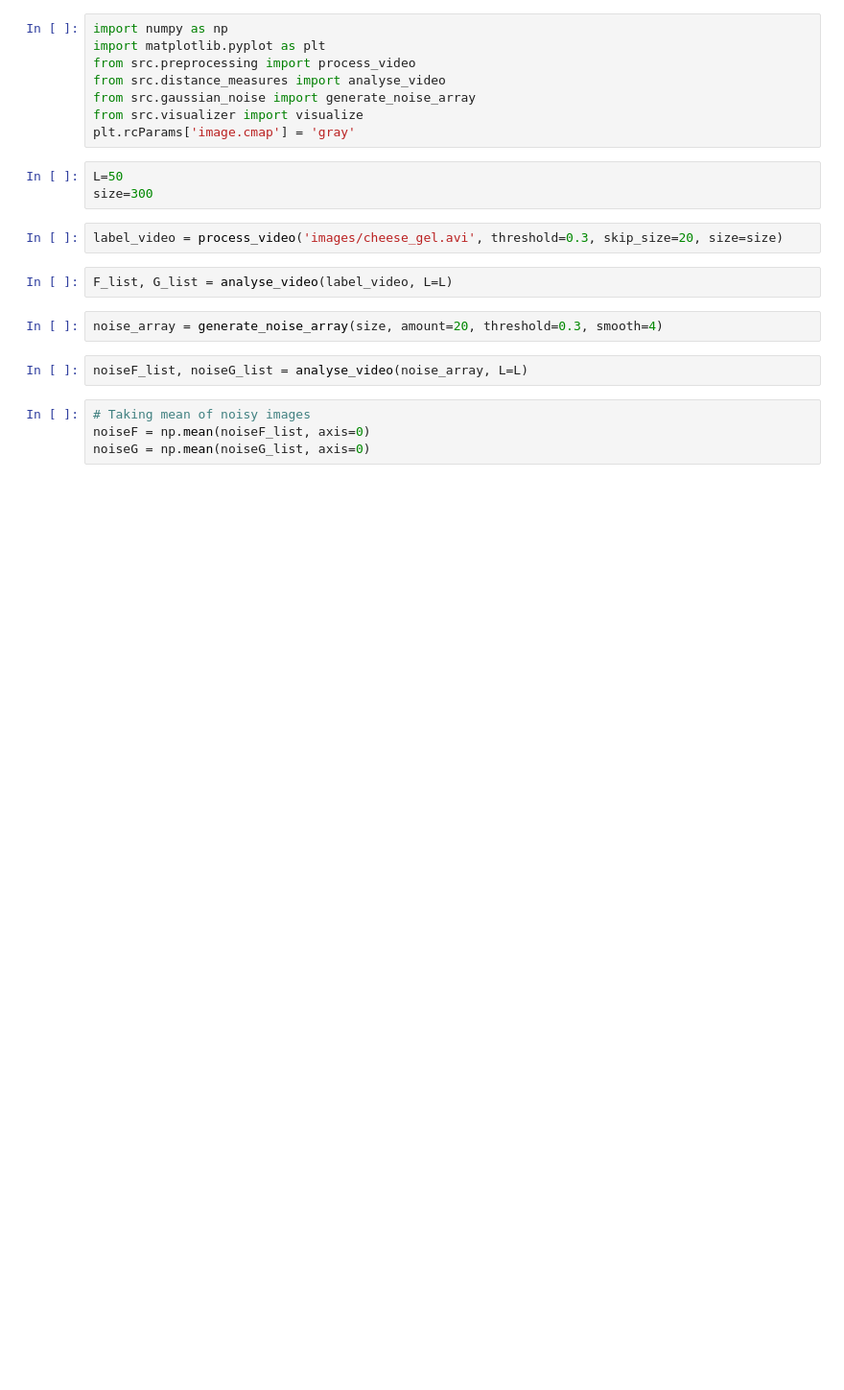
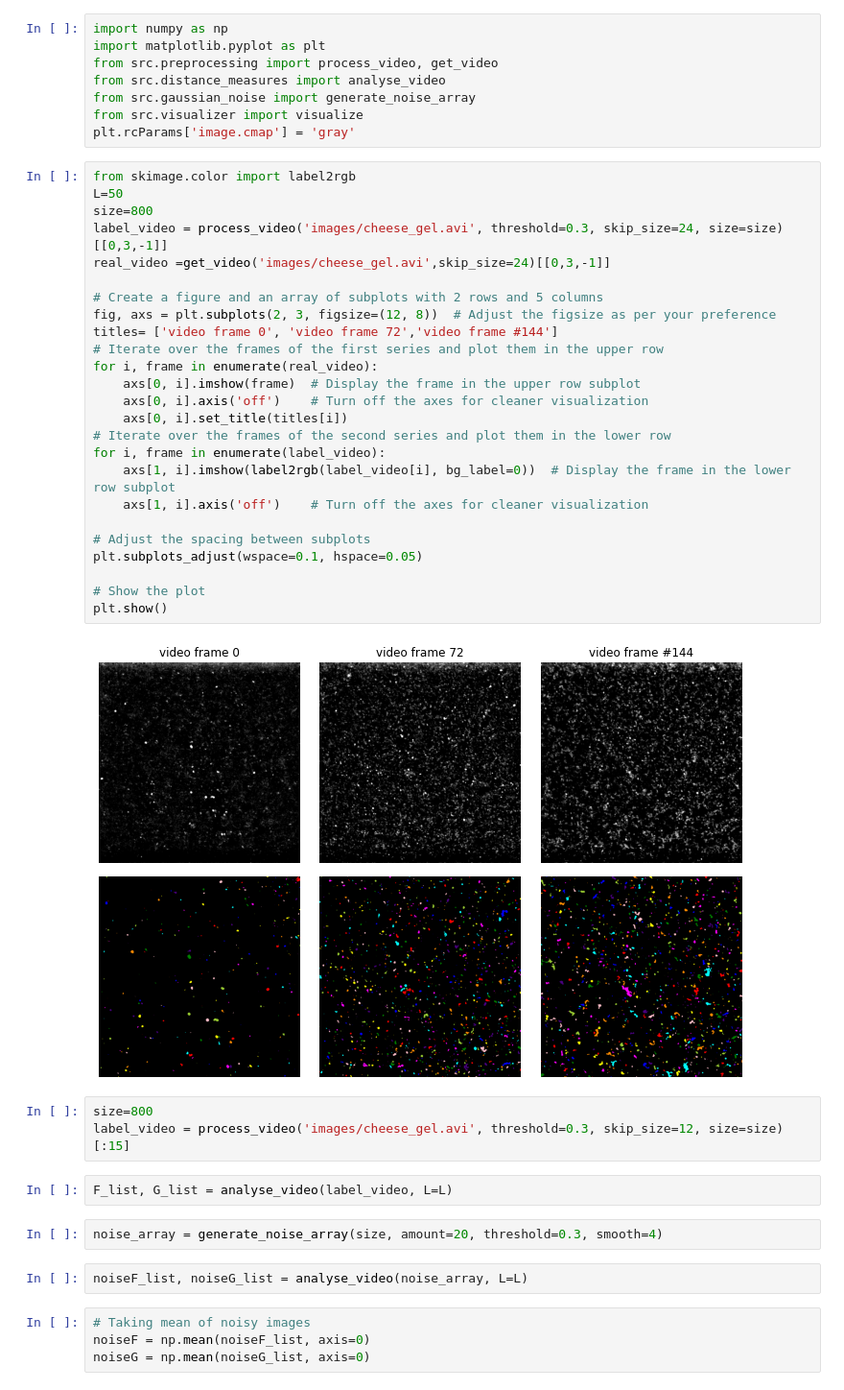
Before and after one commit to cappertherapper/Bachelorprojekt, a Jupyter notebook: demo.ipynb, the cells around one changed output. Shown at 96% size. Saved outputs shown, nothing was run; the diff lists cells and outputs as text; blank space fills up the shorter version.

```diff
--- a/demo.ipynb
+++ b/demo.ipynb
@@ -1,16 +1,41 @@
 # %%
 import numpy as np
 import matplotlib.pyplot as plt
-from src.preprocessing import process_video
+from src.preprocessing import process_video, get_video
 from src.distance_measures import analyse_video
 from src.gaussian_noise import generate_noise_array
 from src.visualizer import visualize
 plt.rcParams['image.cmap'] = 'gray'
-# %%
-L=50
-size=300
+# %%
+from skimage.color import label2rgb
+L=50
+size=800
+label_video = process_video('images/cheese_gel.avi', threshold=0.3, skip_size=24, size=size)[[0,3,-1]]
+real_video =get_video('images/cheese_gel.avi',skip_size=24)[[0,3,-1]]
+
+# Create a figure and an array of subplots with 2 rows and 5 columns
+fig, axs = plt.subplots(2, 3, figsize=(12, 8))  # Adjust the figsize as per your preference
+titles= ['video frame 0', 'video frame 72','video frame #144']
+# Iterate over the frames of the first series and plot them in the upper row
+for i, frame in enumerate(real_video):
+    axs[0, i].imshow(frame)  # Display the frame in the upper row subplot
+    axs[0, i].axis('off')    # Turn off the axes for cleaner visualization
+    axs[0, i].set_title(titles[i])
+# Iterate over the frames of the second series and plot them in the lower row
+for i, frame in enumerate(label_video):
+    axs[1, i].imshow(label2rgb(label_video[i], bg_label=0))  # Display the frame in the lower row subplot
+    axs[1, i].axis('off')    # Turn off the axes for cleaner visualization
+
+# Adjust the spacing between subplots
+plt.subplots_adjust(wspace=0.1, hspace=0.05)
+
+# Show the plot
+plt.show()
+# %% [output]
+[figure, added]
 # %%
-label_video = process_video('images/cheese_gel.avi', threshold=0.3, skip_size=20, size=size)
+size=800
+label_video = process_video('images/cheese_gel.avi', threshold=0.3, skip_size=12, size=size)[:15]
 # %%
 F_list, G_list = analyse_video(label_video, L=L)
 # %%
```
Also changed, not shown: parts of 3 cells of this notebook, 6 other files.
